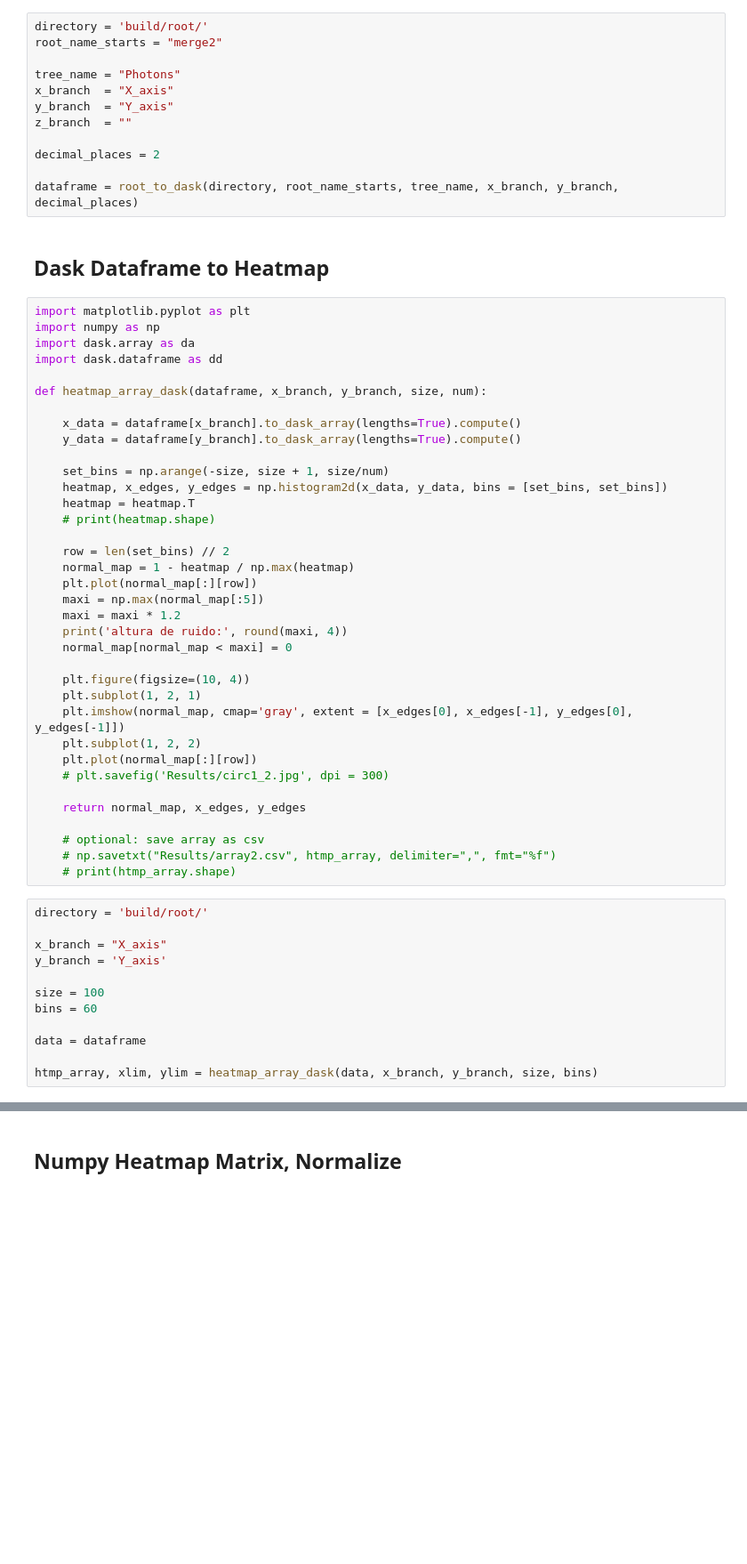
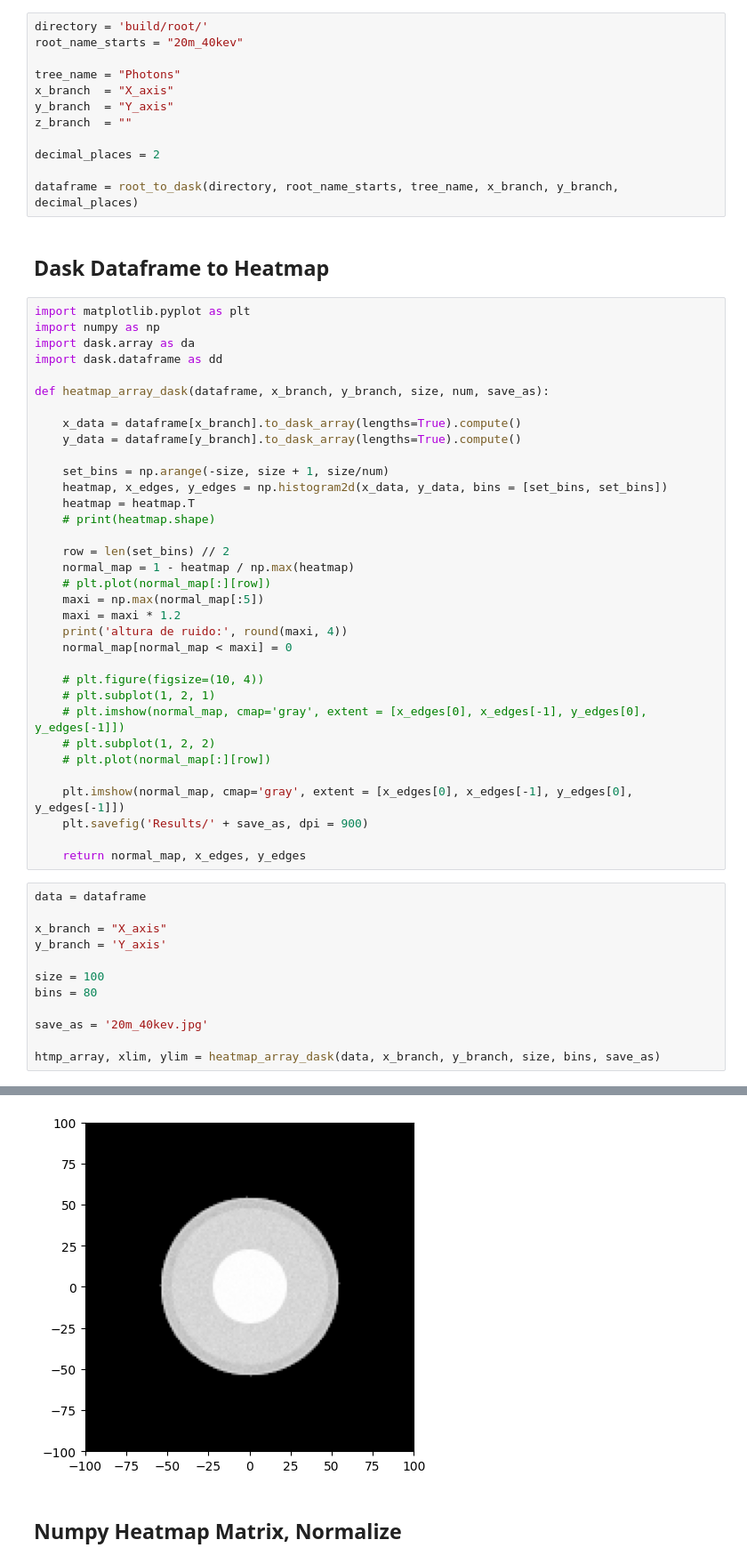
Before and after one commit to miguelcomett/G4_IFI-Team_2024, a Jupyter notebook: miguelcomett/Radiography_Processing.ipynb, the cells around one changed output, grey strips where cells are left out. Shown: that part at 89% size. Cells and saved outputs as stored; diff of their text form; blank space fills up the shorter version.

```diff
--- a/miguelcomett/Radiography_Processing.ipynb
+++ b/miguelcomett/Radiography_Processing.ipynb
@@ -104,7 +104,7 @@ def root_to_dask(directory, root_name_starts, tree_name, x_branch, y_branch, dec
         return dask_df
 # %%
 directory = 'build/root/'
-root_name_starts = "merge2"
+root_name_starts = "20m_40kev"
 
 tree_name = "Photons"
 x_branch  = "X_axis"
@@ -122,7 +122,7 @@ import numpy as np
 import dask.array as da
 import dask.dataframe as dd
 
-def heatmap_array_dask(dataframe, x_branch, y_branch, size, num):
+def heatmap_array_dask(dataframe, x_branch, y_branch, size, num, save_as):
 
     x_data = dataframe[x_branch].to_dask_array(lengths=True).compute()
     y_data = dataframe[y_branch].to_dask_array(lengths=True).compute()
@@ -134,33 +134,32 @@ def heatmap_array_dask(dataframe, x_branch, y_branch, size, num):
 
     row = len(set_bins) // 2
     normal_map = 1 - heatmap / np.max(heatmap)
-    plt.plot(normal_map[:][row])
+    # plt.plot(normal_map[:][row])
     maxi = np.max(normal_map[:5])
     maxi = maxi * 1.2
     print('altura de ruido:', round(maxi, 4))
     normal_map[normal_map < maxi] = 0
 
-    plt.figure(figsize=(10, 4))
-    plt.subplot(1, 2, 1)
+    # plt.figure(figsize=(10, 4))
+    # plt.subplot(1, 2, 1)
+    # plt.imshow(normal_map, cmap='gray', extent = [x_edges[0], x_edges[-1], y_edges[0], y_edges[-1]])
+    # plt.subplot(1, 2, 2)
+    # plt.plot(normal_map[:][row])
+
     plt.imshow(normal_map, cmap='gray', extent = [x_edges[0], x_edges[-1], y_edges[0], y_edges[-1]])
-    plt.subplot(1, 2, 2)
-    plt.plot(normal_map[:][row])
-    # plt.savefig('Results/circ1_2.jpg', dpi = 300)
+    plt.savefig('Results/' + save_as, dpi = 900)
 
     return normal_map, x_edges, y_edges
-
-    # optional: save array as csv
-    # np.savetxt("Results/array2.csv", htmp_array, delimiter=",", fmt="%f")
-    # print(htmp_array.shape)
 # %%
-directory = 'build/root/'
+data = dataframe
 
 x_branch = "X_axis"
 y_branch = 'Y_axis'
 
 size = 100
-bins = 60
+bins = 80
 
-data = dataframe
+save_as = '20m_40kev.jpg'
 
-htmp_array, xlim, ylim = heatmap_array_dask(data, x_branch, y_branch, size, bins)
+htmp_array, xlim, ylim = heatmap_array_dask(data, x_branch, y_branch, size, bins, save_as)
+# %% [output]
@@ -167,3 +167,4 @@ htmp_array, xlim, ylim = heatmap_array_dask(data, x_branch, y_branch, size, bins
+[figure, added]
 # %% [markdown]
 ## Numpy Heatmap Matrix, Normalize
 # %%
```
Also changed, not shown: parts of 3 cells of this notebook, 9 other files.
